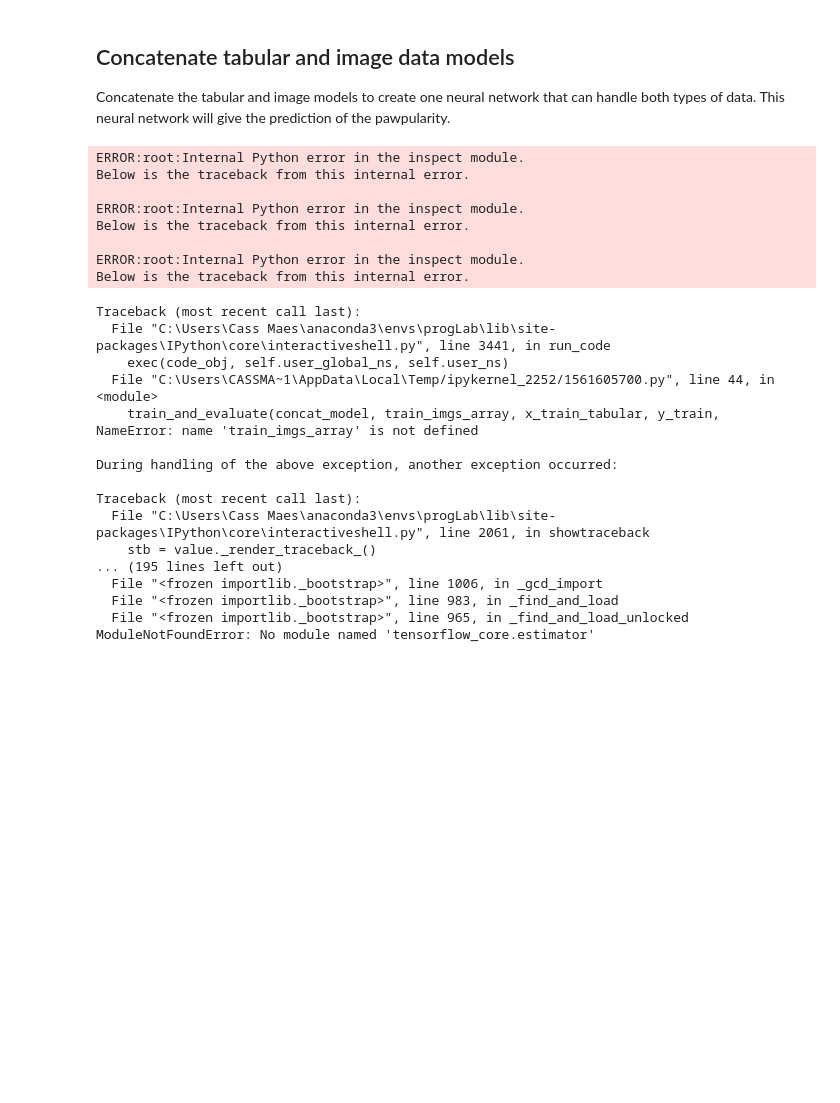
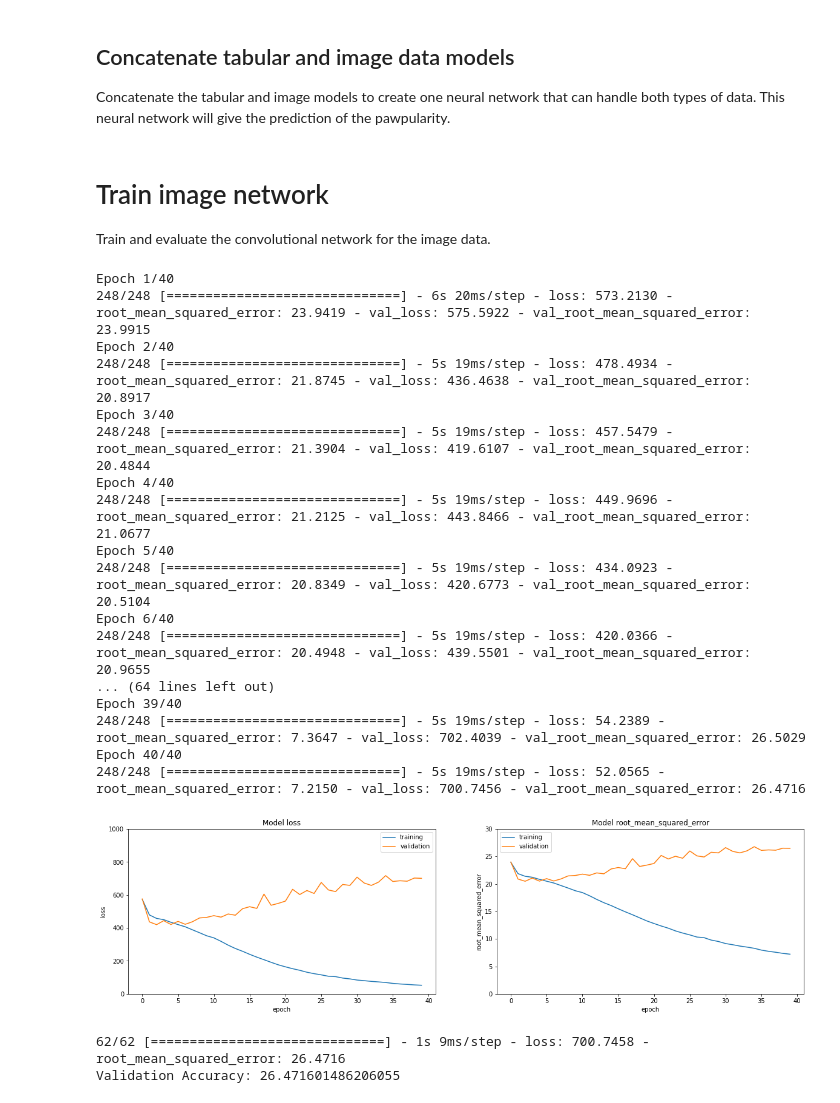
Before and after one commit to ilsefeenstra/CassBenteDemiIlse, a Jupyter notebook: code/Milestone_2/Chapter_2_Data_normalization.ipynb, the cells around one changed output. Drawn from its saved outputs; the diff is of its cells as text; code cells hidden in the pictures; blank space fills up the shorter version.

```diff
--- a/code/Milestone_2/Chapter_2_Data_normalization.ipynb
+++ b/code/Milestone_2/Chapter_2_Data_normalization.ipynb
@@ -498,6 +298,9 @@ def concatenate_models(model1, model2, hidden_nodes):
     concat_model = models.Model(inputs=[model1.input, model2.input], outputs=output_layer)
 
     return concat_model
+# %% [markdown]
+# Train image network
+Train and evaluate the convolutional network for the image data.
 # %%
 # Part of code from: https://www.tensorflow.org/tutorials/keras/regression
 
@@ -508,72 +311,63 @@ def plot_loss(history):
 
     fig, axs = plt.subplots(1,2,figsize=(20,5))
 
+    # Set y-limits for MSE (0, 1000) and RMSE (0, 30)
+    ylimits = [[0, 1000], [0, 30]]
+
+    # Iterate over 2 metrics (MSE and RMSE) and create plot for each
     for i, metric in enumerate(['loss', 'root_mean_squared_error']):
         axs[i].plot(history.history[metric])
         axs[i].plot(history.history['val_'+metric])
         axs[i].legend(['training', 'validation'], loc='best')
 
         axs[i].set_title('Model '+metric)
         axs[i].set_ylabel(metric)
         axs[i].set_xlabel('epoch')
+        axs[i].set_ylim(ylimits[i])
 
     plt.show()
 
 
-def train_and_evaluate(model, image_x, tabular_x, train_y, x_val_tabular, x_val_imgs, val_y, epochs=20, preprocess = {}, augment={}):
+def train_and_evaluate(model, image_x, train_y, x_val_imgs, val_y, epochs=20, preprocess = {}, augment={}):
   # Compile model and use mean squared error as loss and root mean squared error as metric
   model.compile(loss=MeanSquaredError(), metrics=[RootMeanSquaredError()])
 
   # preprocess
   train_gen = preprocessing.image.ImageDataGenerator(**preprocess, **augment)
   train_gen.fit(image_x)
 
   val_gen = preprocessing.image.ImageDataGenerator(**preprocess)
   val_gen.fit(image_x)
 
   # Train the model by fitting both tabular and image data at the same time
-  history = model.fit(train_gen.flow([image_x, tabular_x], train_y), epochs=epochs, validation_data=val_gen.flow([x_val_imgs, x_val_tabular], val_y))
+  history = model.fit(train_gen.flow(image_x, train_y), epochs=epochs, validation_data=val_gen.flow(x_val_imgs, val_y))
 
   # plot the loss and metric
   plot_loss(history)
-  print(f"Validation Accuracy: {model.evaluate(val_gen.flow([x_val_imgs, x_val_tabular], val_y))[1]}")
-
-# Concatenate tabular and image neural networks
-concat_model = concatenate_models(image_NN, tabular_NN, hidden_nodes=20)
+  print(f"Validation Accuracy: {model.evaluate(val_gen.flow(x_val_imgs, val_y))[1]}")
 
 # Train model on both tabular and image data
-train_and_evaluate(concat_model, train_imgs_array, x_train_tabular, y_train,
-                   x_val_tabular, val_imgs_array, y_val,
+train_and_evaluate(image_NN, train_imgs_array, y_train,
+                   val_imgs_array, y_val,
                    preprocess={'featurewise_center': True, 'featurewise_std_normalization': True}, epochs = 40)
-
-# # See how the model scored
-# loss = concat_model.evaluate([test_imgs_array, x_test_tabular], y_test)
-
-# # Print to 3 decimals
-# print(f'Test loss: {loss}')
 # %% [output]
-ERROR:root:Internal Python error in the inspect module.
-Below is the traceback from this internal error.
-
-ERROR:root:Internal Python error in the inspect module.
-Below is the traceback from this internal error.
-
-ERROR:root:Internal Python error in the inspect module.
-Below is the traceback from this internal error.
+Epoch 1/40
+248/248 [==============================] - 6s 20ms/step - loss: 573.2130 - root_mean_squared_error: 23.9419 - val_loss: 575.5922 - val_root_mean_squared_error: 23.9915
+Epoch 2/40
+248/248 [==============================] - 5s 19ms/step - loss: 478.4934 - root_mean_squared_error: 21.8745 - val_loss: 436.4638 - val_root_mean_squared_error: 20.8917
+Epoch 3/40
+248/248 [==============================] - 5s 19ms/step - loss: 457.5479 - root_mean_squared_error: 21.3904 - val_loss: 419.6107 - val_root_mean_squared_error: 20.4844
+Epoch 4/40
+248/248 [==============================] - 5s 19ms/step - loss: 449.9696 - root_mean_squared_error: 21.2125 - val_loss: 443.8466 - val_root_mean_squared_error: 21.0677
+Epoch 5/40
+248/248 [==============================] - 5s 19ms/step - loss: 434.0923 - root_mean_squared_error: 20.8349 - val_loss: 420.6773 - val_root_mean_squared_error: 20.5104
+Epoch 6/40
+248/248 [==============================] - 5s 19ms/step - loss: 420.0366 - root_mean_squared_error: 20.4948 - val_loss: 439.5501 - val_root_mean_squared_error: 20.9655
+... (64 lines left out)
+Epoch 39/40
+248/248 [==============================] - 5s 19ms/step - loss: 54.2389 - root_mean_squared_error: 7.3647 - val_loss: 702.4039 - val_root_mean_squared_error: 26.5029
+Epoch 40/40
+248/248 [==============================] - 5s 19ms/step - loss: 52.0565 - root_mean_squared_error: 7.2150 - val_loss: 700.7456 - val_root_mean_squared_error: 26.4716
+[figure, added]
-Traceback (most recent call last):
-  File "C:\Users\Cass Maes\anaconda3\envs\progLab\lib\site-packages\IPython\core\interactiveshell.py", line 3441, in run_code
-    exec(code_obj, self.user_global_ns, self.user_ns)
-  File "C:\Users\CASSMA~1\AppData\Local\Temp/ipykernel_2252/1561605700.py", line 44, in <module>
-    train_and_evaluate(concat_model, train_imgs_array, x_train_tabular, y_train,
-NameError: name 'train_imgs_array' is not defined
-
-During handling of the above exception, another exception occurred:
-
-Traceback (most recent call last):
-  File "C:\Users\Cass Maes\anaconda3\envs\progLab\lib\site-packages\IPython\core\interactiveshell.py", line 2061, in showtraceback
-    stb = value._render_traceback_()
-... (195 lines left out)
-  File "<frozen importlib._bootstrap>", line 1006, in _gcd_import
-  File "<frozen importlib._bootstrap>", line 983, in _find_and_load
-  File "<frozen importlib._bootstrap>", line 965, in _find_and_load_unlocked
-ModuleNotFoundError: No module named 'tensorflow_core.estimator'
+62/62 [==============================] - 1s 9ms/step - loss: 700.7458 - root_mean_squared_error: 26.4716
+Validation Accuracy: 26.471601486206055
```
Also changed, not shown: parts of 14 cells of this notebook, 1 other file.
